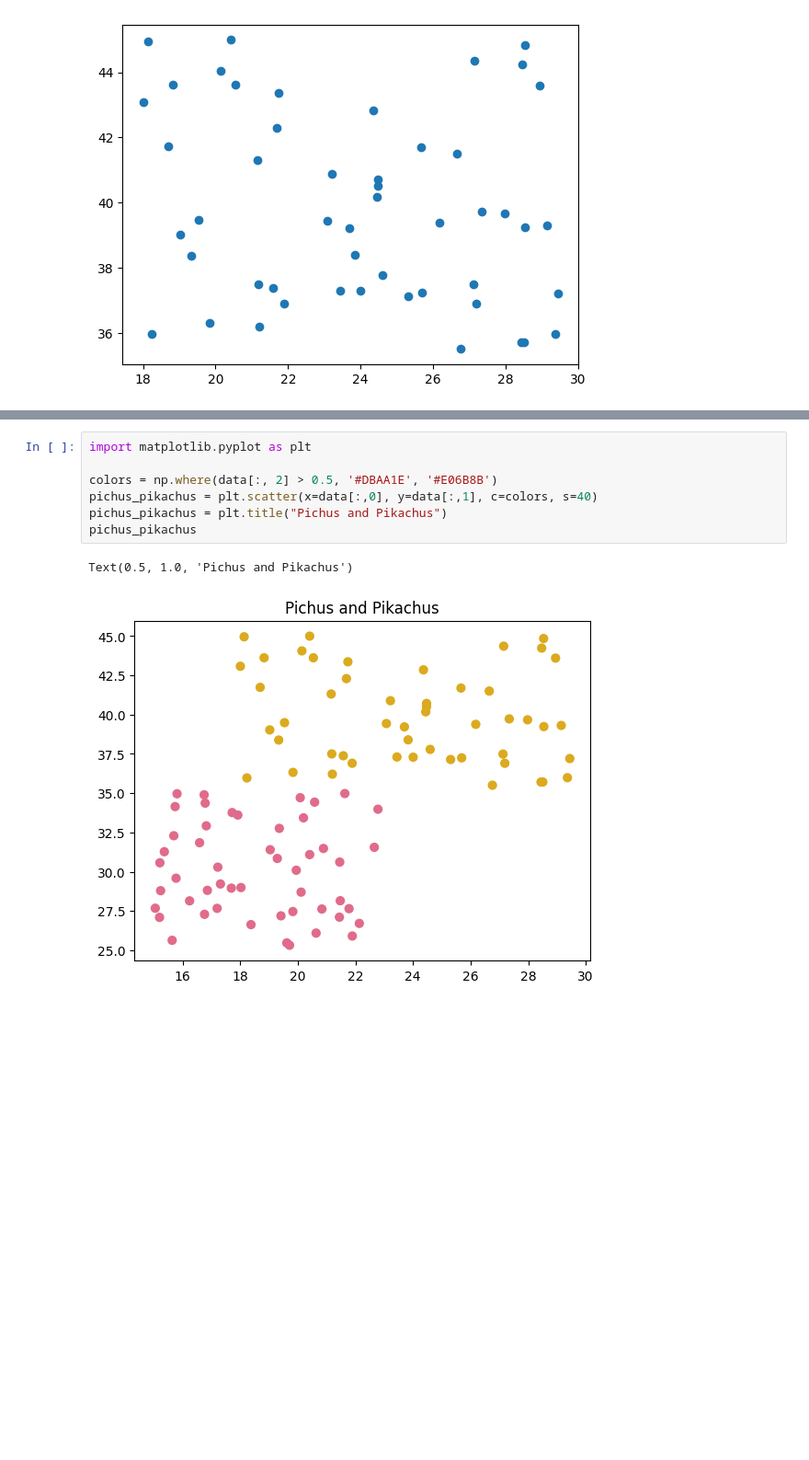
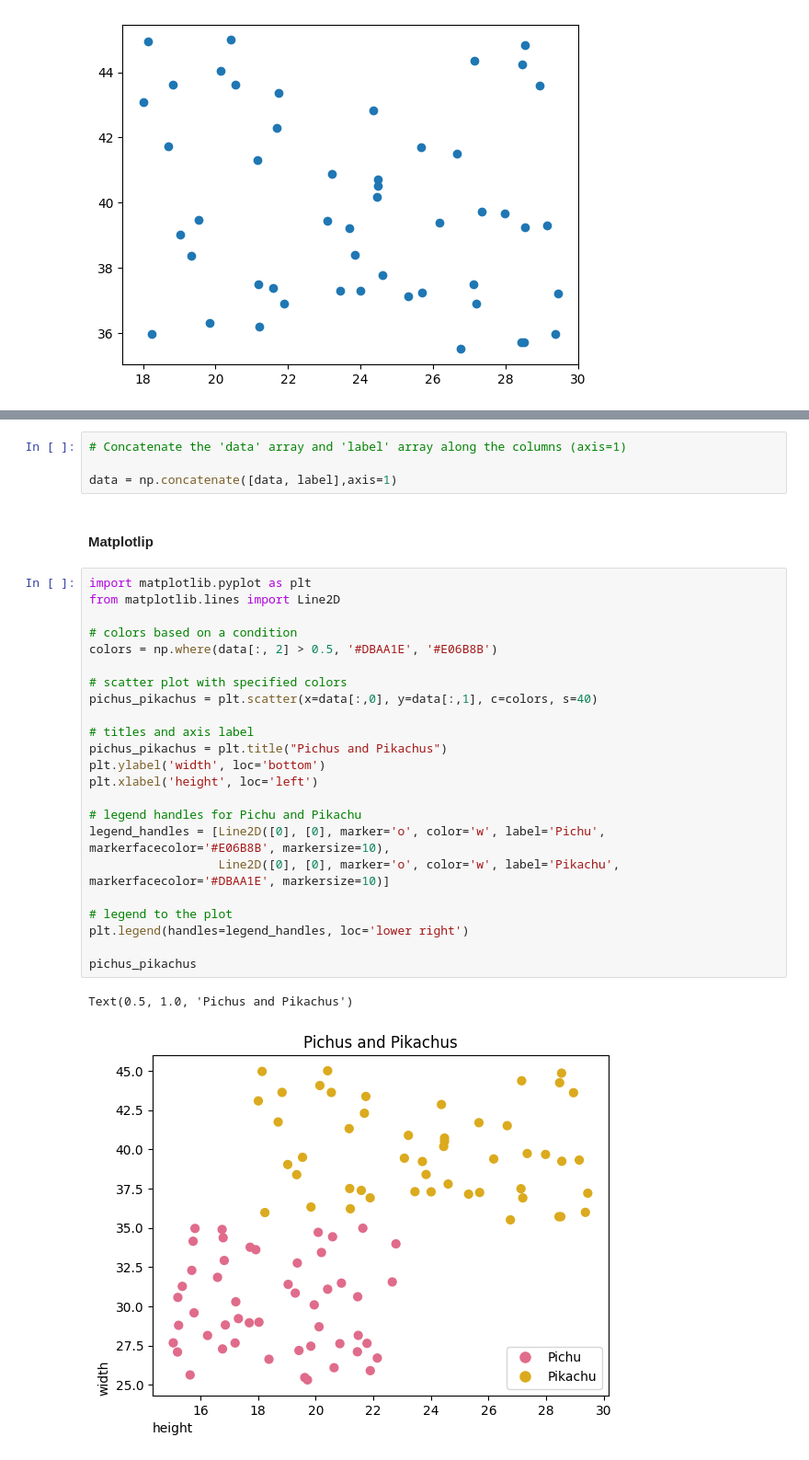
Before and after one commit to ArthurLopez1/Python-Arthur-Lopez-OPA23, a Jupyter notebook: labb1/labb1.ipynb, the cells around one changed output, grey strips where cells are left out. Shown at 92% size. Cells and saved outputs as stored; diff of their text form; blank space fills up the shorter version.

```diff
--- a/labb1/labb1.ipynb
+++ b/labb1/labb1.ipynb
@@ -154,10 +169,32 @@ data = np.concatenate([data, label],axis=1)
+# %%
+# Concatenate the 'data' array and 'label' array along the columns (axis=1)
+
+data = np.concatenate([data, label],axis=1)
+# %% [markdown]
+#### Matplotlip
 # %%
 import matplotlib.pyplot as plt
+from matplotlib.lines import Line2D
 
+# colors based on a condition
 colors = np.where(data[:, 2] > 0.5, '#DBAA1E', '#E06B8B')
+
+# scatter plot with specified colors
 pichus_pikachus = plt.scatter(x=data[:,0], y=data[:,1], c=colors, s=40)
+
+# titles and axis label
 pichus_pikachus = plt.title("Pichus and Pikachus")
+plt.ylabel('width', loc='bottom')
+plt.xlabel('height', loc='left')
+
+# legend handles for Pichu and Pikachu
+legend_handles = [Line2D([0], [0], marker='o', color='w', label='Pichu', markerfacecolor='#E06B8B', markersize=10),
+                  Line2D([0], [0], marker='o', color='w', label='Pikachu', markerfacecolor='#DBAA1E', markersize=10)]
+
+# legend to the plot
+plt.legend(handles=legend_handles, loc='lower right')
+
 pichus_pikachus
 # %% [output]
 Text(0.5, 1.0, 'Pichus and Pikachus')
-[figure, old version]
+[figure, new version]
```
Also changed, not shown: parts of 23 cells of this notebook.
